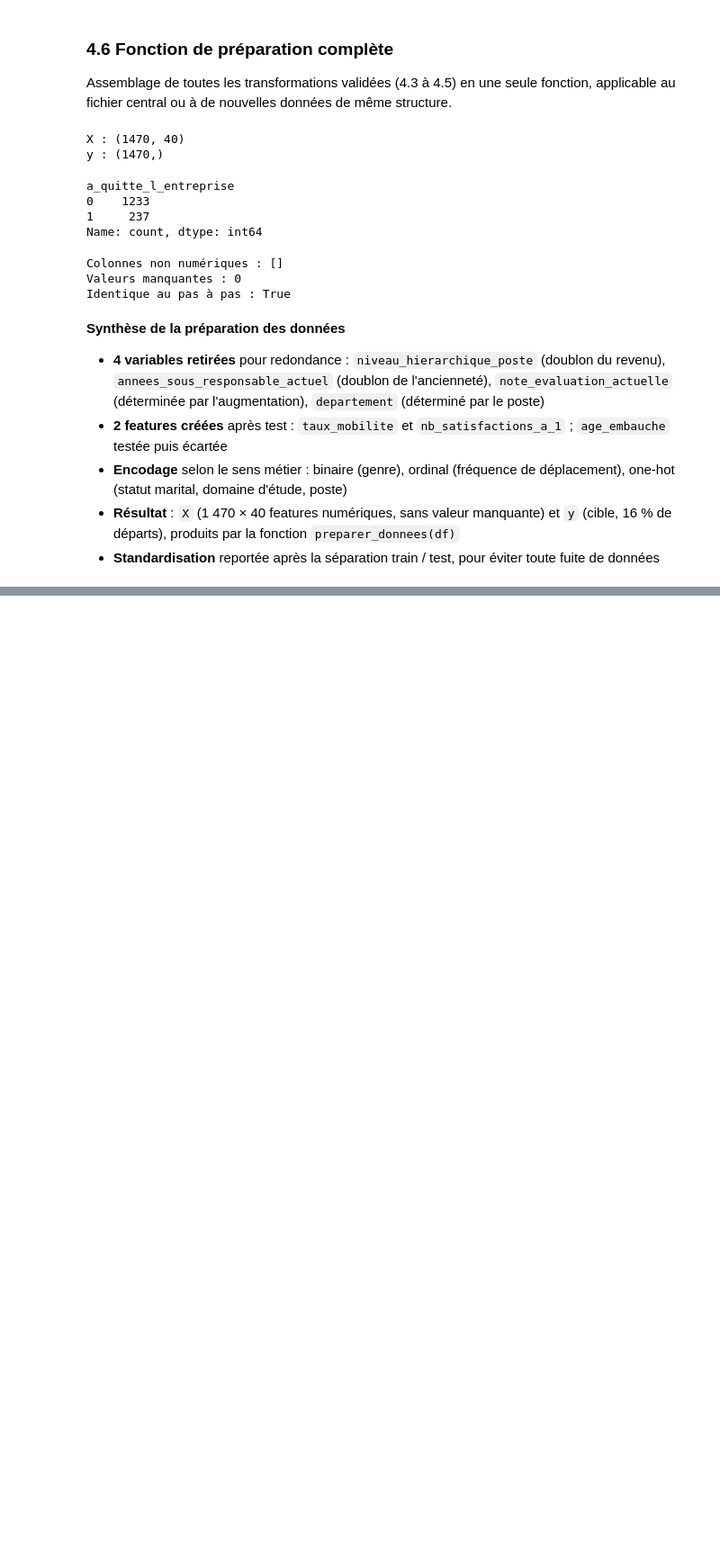
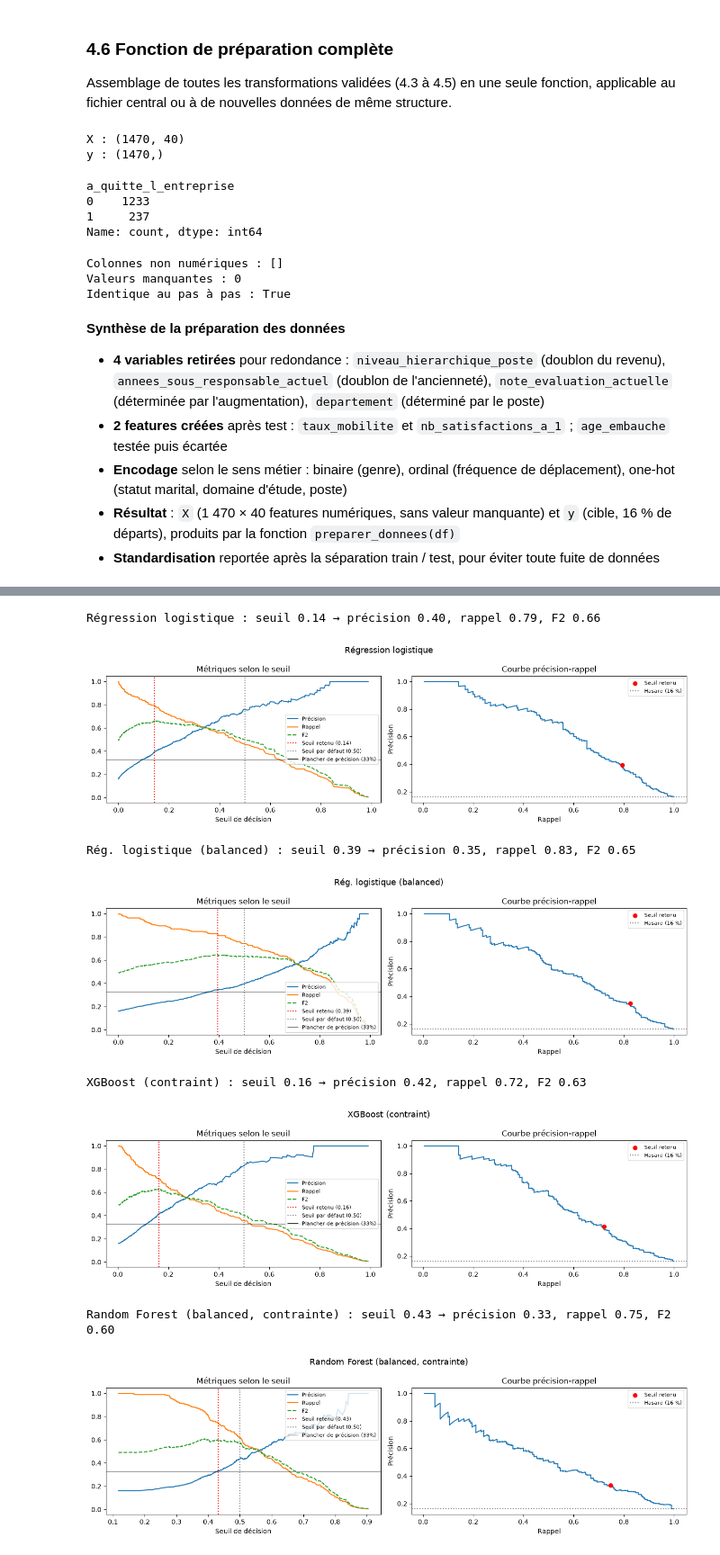
Before and after one commit to youdontknowmu/Projet4, a Jupyter notebook: 01_exploration.ipynb, the cells around one changed output, grey strips where cells are left out. Shown at 90% size. Saved outputs shown, nothing was run; the diff lists cells and outputs as text; code cells hidden in the pictures; blank space fills up the shorter version.

```diff
--- a/01_exploration.ipynb
+++ b/01_exploration.ipynb
@@ -1321,0 +1581,15 @@ Identique au pas à pas : True
+# %%
+# ------------------------------------------------------------
+# Séparation train / test STRATIFIÉE
+# ------------------------------------------------------------
+# stratify=y : le tirage respecte la proportion de départs de y dans chaque jeu
+# On écrase les X_train, X_test... de la section 5 : la suite du projet utilise ce nouveau découpage
+X_train, X_test, y_train, y_test = train_test_split(
+    X, y, test_size=0.2, random_state=42, stratify=y
+)
+
+print("X_train :", X_train.shape, "| X_test :", X_test.shape)
+print(f"\nTaux de départ global : {y.mean():.1%}")
+print(f"Taux de départ train  : {y_train.mean():.1%}")
+print(f"Taux de départ test   : {y_test.mean():.1%}")
+print(f"Nombre de départs dans le test : {y_test.sum()}")
@@ -1321,0 +1683,21 @@ Identique au pas à pas : True
+# %%
+# ------------------------------------------------------------
+# Modèles avec pondération des classes
+# ------------------------------------------------------------
+# class_weight="balanced" : une erreur sur un partant pèse environ 5 fois plus qu'une erreur sur un resté
+
+# 1) Régression logistique pondérée
+modele_logreg_bal = Pipeline([
+    ("scaler", StandardScaler()),
+    ("logreg", LogisticRegression(max_iter=1000, class_weight="balanced")),
+])
+evaluer_cv(modele_logreg_bal, "Rég. logistique (balanced)")
+
+# 2) Random Forest pondérée, sans contrainte
+evaluer_cv(RandomForestClassifier(class_weight="balanced", random_state=42), "Random Forest (balanced)")
+
+# 3) Random Forest pondérée ET contrainte
+#    max_depth=6         : au plus 6 questions successives par arbre
+#    min_samples_leaf=20 : au moins 20 employés dans chaque groupe final (évite l'apprentissage par cœur)
+modele_rf_bal = RandomForestClassifier(class_weight="balanced", max_depth=6, min_samples_leaf=20, random_state=42)
+evaluer_cv(modele_rf_bal, "Random Forest (balanced, contrainte)")
@@ -1321,0 +1998,17 @@ Identique au pas à pas : True
+# %%
+# ------------------------------------------------------------
+# Application aux modèles retenus (+ la logistique NON pondérée, pour comparaison)
+# ------------------------------------------------------------
+choisir_seuil(modele_logreg, "Régression logistique")
+choisir_seuil(modele_logreg_bal, "Rég. logistique (balanced)")
+choisir_seuil(XGBClassifier(max_depth=2, learning_rate=0.05, n_estimators=300, random_state=42), "XGBoost (contraint)")
+choisir_seuil(modele_rf_bal, "Random Forest (balanced, contrainte)")
+# %% [output]
+Régression logistique : seuil 0.14 → précision 0.40, rappel 0.79, F2 0.66
+[figure, added]
+Rég. logistique (balanced) : seuil 0.39 → précision 0.35, rappel 0.83, F2 0.65
+[figure, added]
+XGBoost (contraint) : seuil 0.16 → précision 0.42, rappel 0.72, F2 0.63
+[figure, added]
+Random Forest (balanced, contrainte) : seuil 0.43 → précision 0.33, rappel 0.75, F2 0.60
+[figure, added]
```
Also changed, not shown: parts of 88 cells of this notebook, 2 other files.
